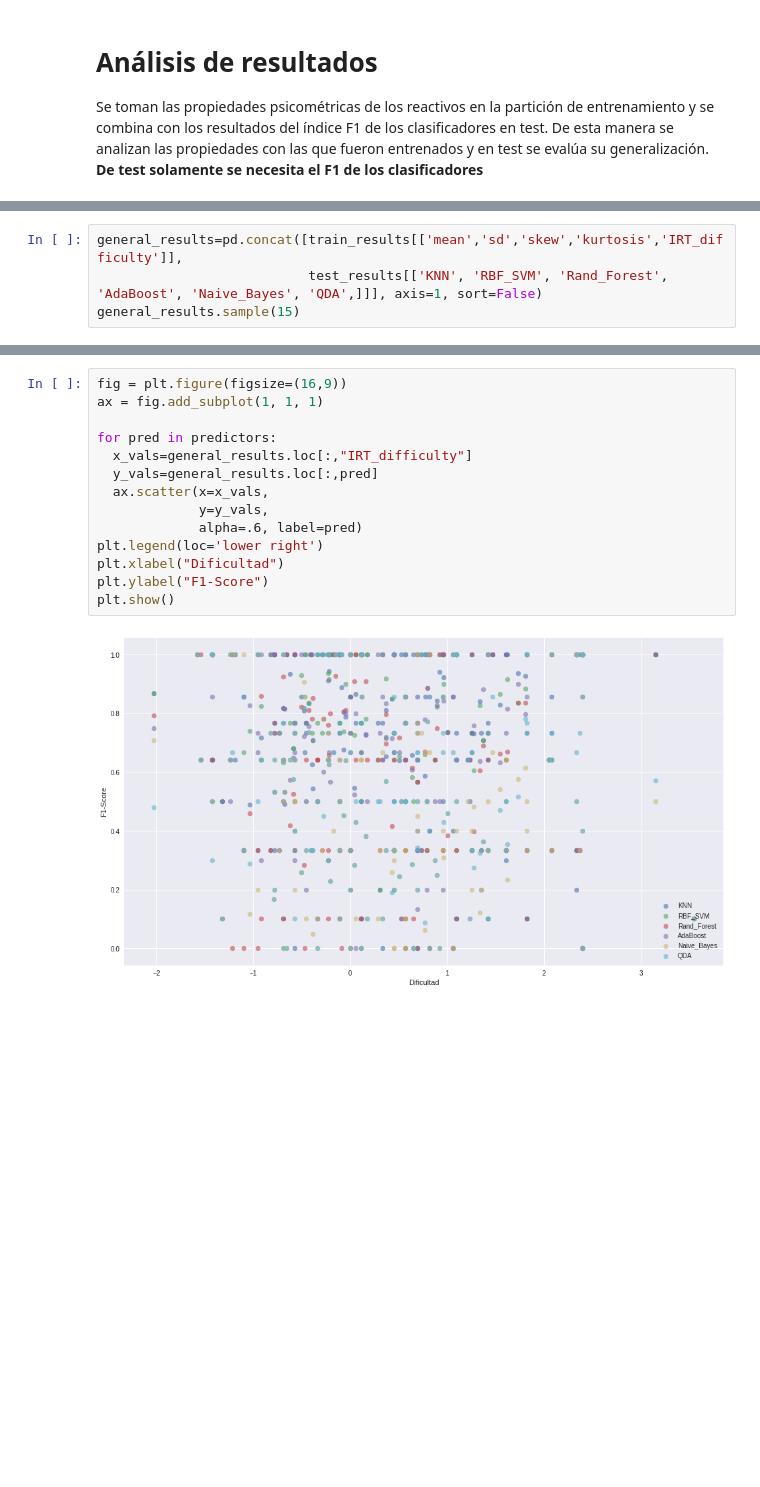
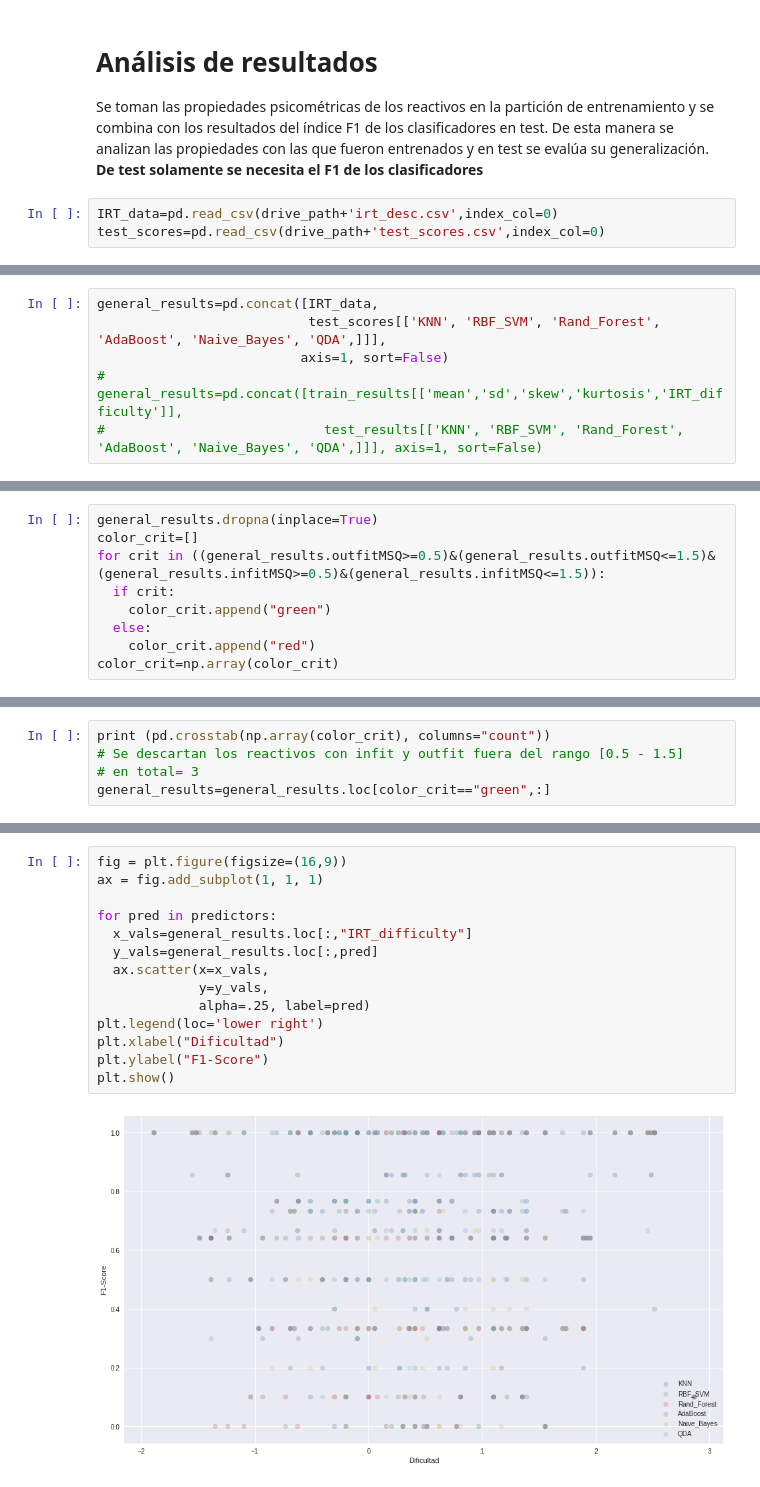
Before and after one commit to Yagwar/ASAG_Test, a Jupyter notebook: clasiff_eval_items_compare.ipynb, the cells around one changed output, grey strips where cells are left out. Cells and saved outputs as stored; diff of their text form; blank space fills up the shorter version.

```diff
--- a/clasiff_eval_items_compare.ipynb
+++ b/clasiff_eval_items_compare.ipynb
@@ -271,3 +263,6 @@ test_results=pd.read_csv(drive_path+'test_results.csv',index_col=0)
 # Análisis de resultados
 
 Se toman las propiedades psicométricas de los reactivos en la partición de entrenamiento y se combina con los resultados del índice F1 de los clasificadores en test. De esta manera se analizan las propiedades con las que fueron entrenados y en test se evalúa su generalización. **De test solamente se necesita el F1 de los clasificadores**
+# %%
+IRT_data=pd.read_csv(drive_path+'irt_desc.csv',index_col=0)
+test_scores=pd.read_csv(drive_path+'test_scores.csv',index_col=0)
@@ -274,4 +291,6 @@ Se toman las propiedades psicométricas de los reactivos en la partición de ent
 # %%
-general_results=pd.concat([train_results[['mean','sd','skew','kurtosis','IRT_difficulty']],
-                           test_results[['KNN', 'RBF_SVM', 'Rand_Forest', 'AdaBoost', 'Naive_Bayes', 'QDA',]]], axis=1, sort=False)
-general_results.sample(15)
+general_results=pd.concat([IRT_data,
+                           test_scores[['KNN', 'RBF_SVM', 'Rand_Forest', 'AdaBoost', 'Naive_Bayes', 'QDA',]]],
+                          axis=1, sort=False)
+# general_results=pd.concat([train_results[['mean','sd','skew','kurtosis','IRT_difficulty']],
+#                            test_results[['KNN', 'RBF_SVM', 'Rand_Forest', 'AdaBoost', 'Naive_Bayes', 'QDA',]]], axis=1, sort=False)
@@ -299,0 +302,9 @@ general_results.iloc[:,6:].plot.density(figsize=(16,9), title="Predicciones de t
+# %%
+general_results.dropna(inplace=True)
+color_crit=[]
+for crit in ((general_results.outfitMSQ>=0.5)&(general_results.outfitMSQ<=1.5)&(general_results.infitMSQ>=0.5)&(general_results.infitMSQ<=1.5)):
+  if crit:
+    color_crit.append("green")
+  else:
+    color_crit.append("red")
+color_crit=np.array(color_crit)
@@ -299,0 +324,5 @@ general_results.iloc[:,6:].plot.density(figsize=(16,9), title="Predicciones de t
+# %%
+print (pd.crosstab(np.array(color_crit), columns="count"))
+# Se descartan los reactivos con infit y outfit fuera del rango [0.5 - 1.5]
+# en total= 3
+general_results=general_results.loc[color_crit=="green",:]
@@ -338,16 +386,16 @@ array([[<matplotlib.axes._subplots.AxesSubplot object at 0x...>,
 # %%
 fig = plt.figure(figsize=(16,9))
 ax = fig.add_subplot(1, 1, 1)
 
 for pred in predictors:
   x_vals=general_results.loc[:,"IRT_difficulty"]
   y_vals=general_results.loc[:,pred]
   ax.scatter(x=x_vals,
              y=y_vals,
-             alpha=.6, label=pred)
+             alpha=.25, label=pred)
 plt.legend(loc='lower right')
 plt.xlabel("Dificultad")
 plt.ylabel("F1-Score")
 plt.show()
 # %% [output]
-[figure, old version]
+[figure, new version]
```
Also changed, not shown: parts of 15 cells of this notebook.
